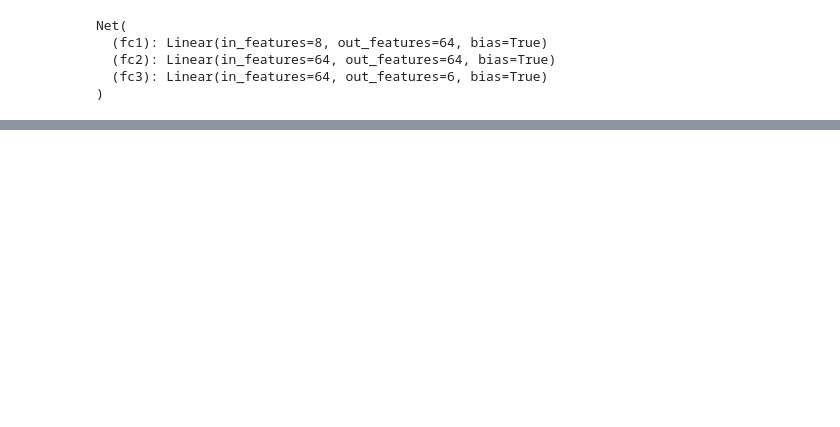
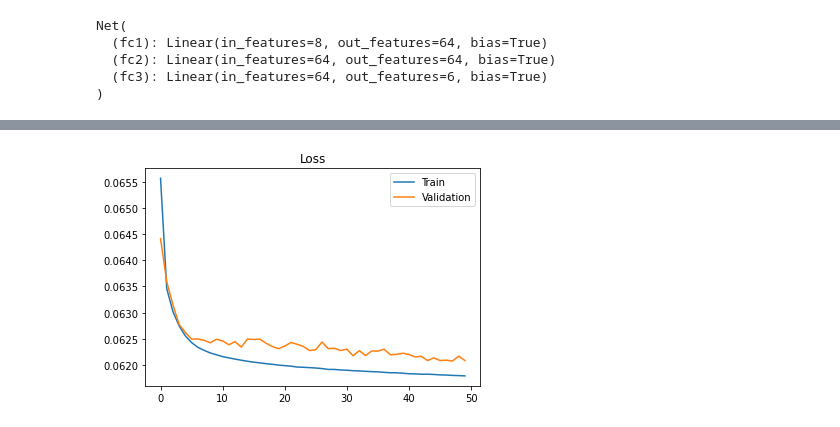
Before and after one commit to TDHTTTT/GCNN, a Jupyter notebook: WIP_toy_qubit.ipynb, the cells around one changed output, grey strips where cells are left out. Saved outputs shown, nothing was run; the diff lists cells and outputs as text; code cells hidden in the pictures; blank space fills up the shorter version.

```diff
--- a/WIP_toy_qubit.ipynb
+++ b/WIP_toy_qubit.ipynb
@@ -146,0 +281,9 @@ plt.show()
+# %%
+fig, ax = plt.subplots()
+ax.set_title("Loss")
+ax.plot(train_losses, label = "Train")
+ax.plot(val_losses, label = "Validation")
+ax.legend()
+plt.show()
+# %% [output]
+[figure, added]
```
Also changed, not shown: parts of 22 cells of this notebook.
